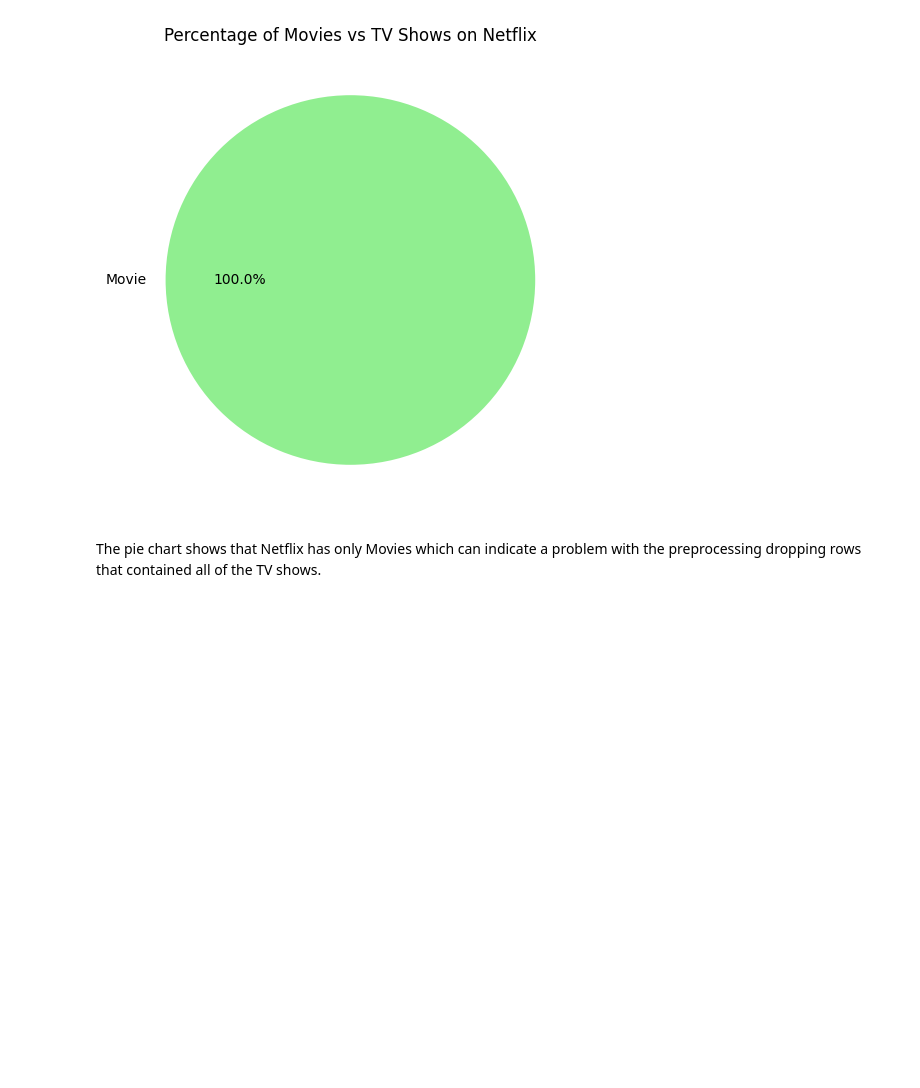
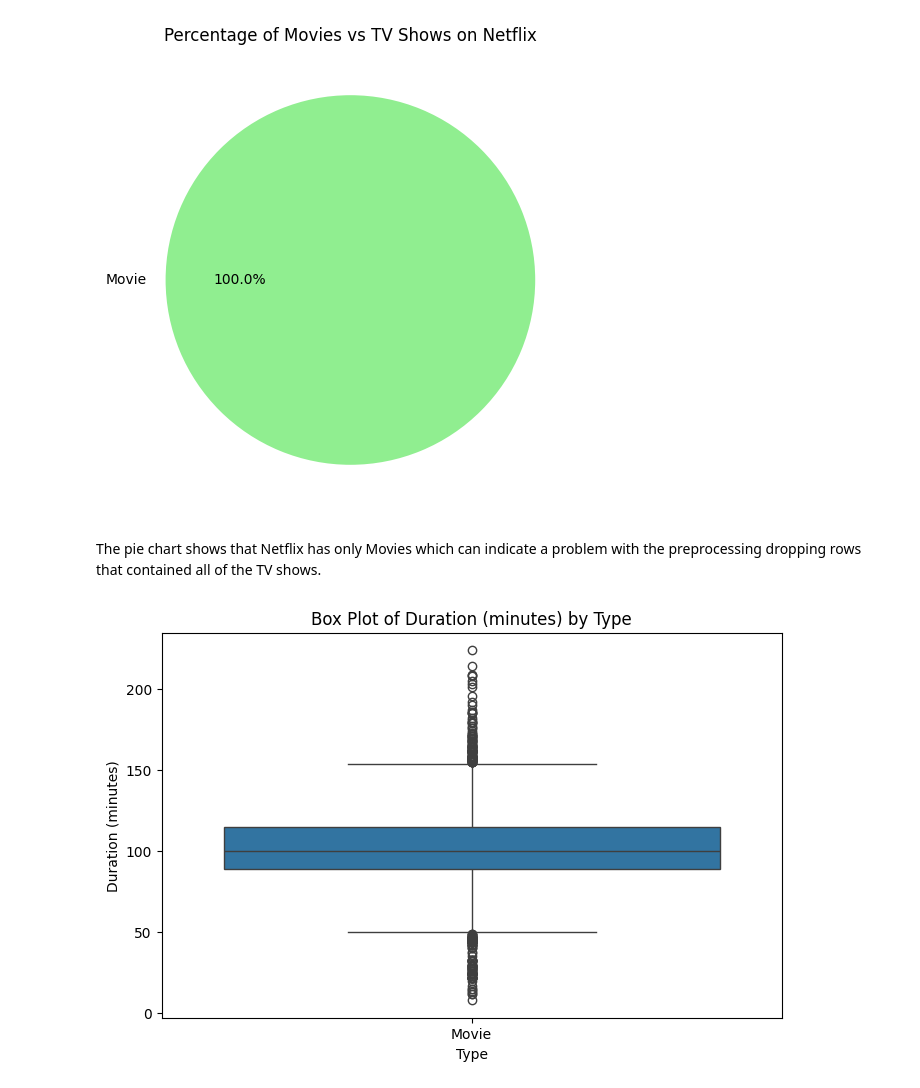
Before and after one commit to Edward-Koh/CS210-p2, a Jupyter notebook: diy_dataset.ipynb, the cells around one changed output. Drawn from its saved outputs; the diff is of its cells as text; code cells hidden in the pictures; blank space fills up the shorter version.

```diff
--- a/diy_dataset.ipynb
+++ b/diy_dataset.ipynb
@@ -12,13 +12,22 @@ df.head()
 | 4 | s5 | TV Show | Kota Factory | NaN | Mayur More, Jitendra Kumar, Ranja... | India | September 24, 2021 | 2021 | TV-MA | 2 Seasons | ... |
 # %%
 def handle_missing_values(df):
+
     missing_rows = df[df.isna().any(axis=1)]
     print("Rows with missing values:")
     print(missing_rows)
 
-    df_cleaned = df.dropna()
 
-    return df_cleaned
+    for col in df.columns:
+        if df[col].dtype == 'object':   # categorical column
+
+            df[col] = df[col].fillna("Unknown")
+        else:   #numerical column
+
+            df[col] = df[col].fillna(df[col].median())
+
+    return df
+
 
 df = handle_missing_values(df)
 # %% [output]
@@ -348,3 +357,12 @@ plt.show()
 [figure]
 # %% [markdown]
 The pie chart shows that Netflix has only Movies which can indicate a problem with the preprocessing dropping rows that contained all of the TV shows.
+# %%
+plt.figure(figsize=(8,5))
+sns.boxplot(x='type', y='duration_min', data=df)
+plt.title('Box Plot of Duration (minutes) by Type')
+plt.xlabel('Type')
+plt.ylabel('Duration (minutes)')
+plt.show()
+# %% [output]
+[figure, added]
```
